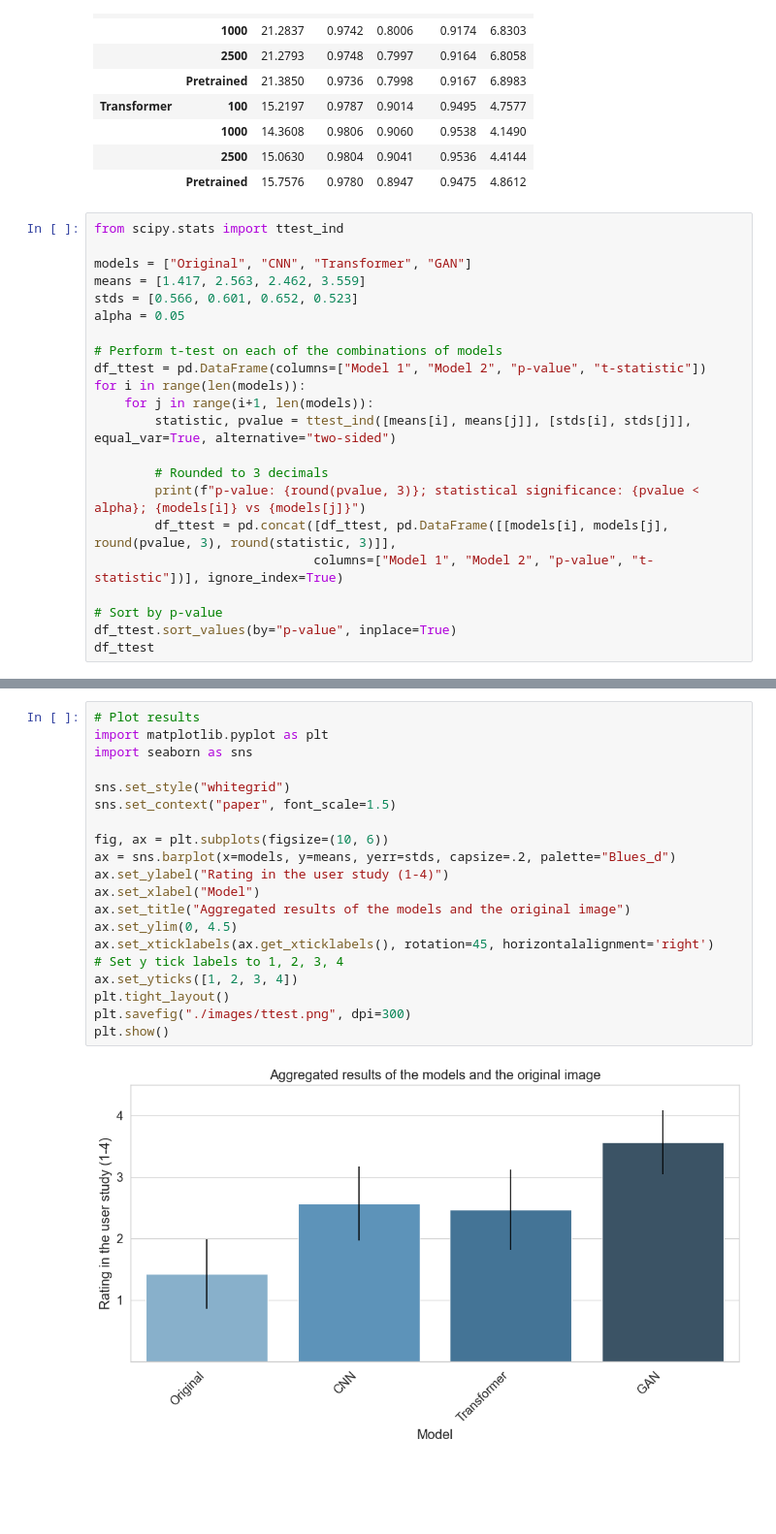
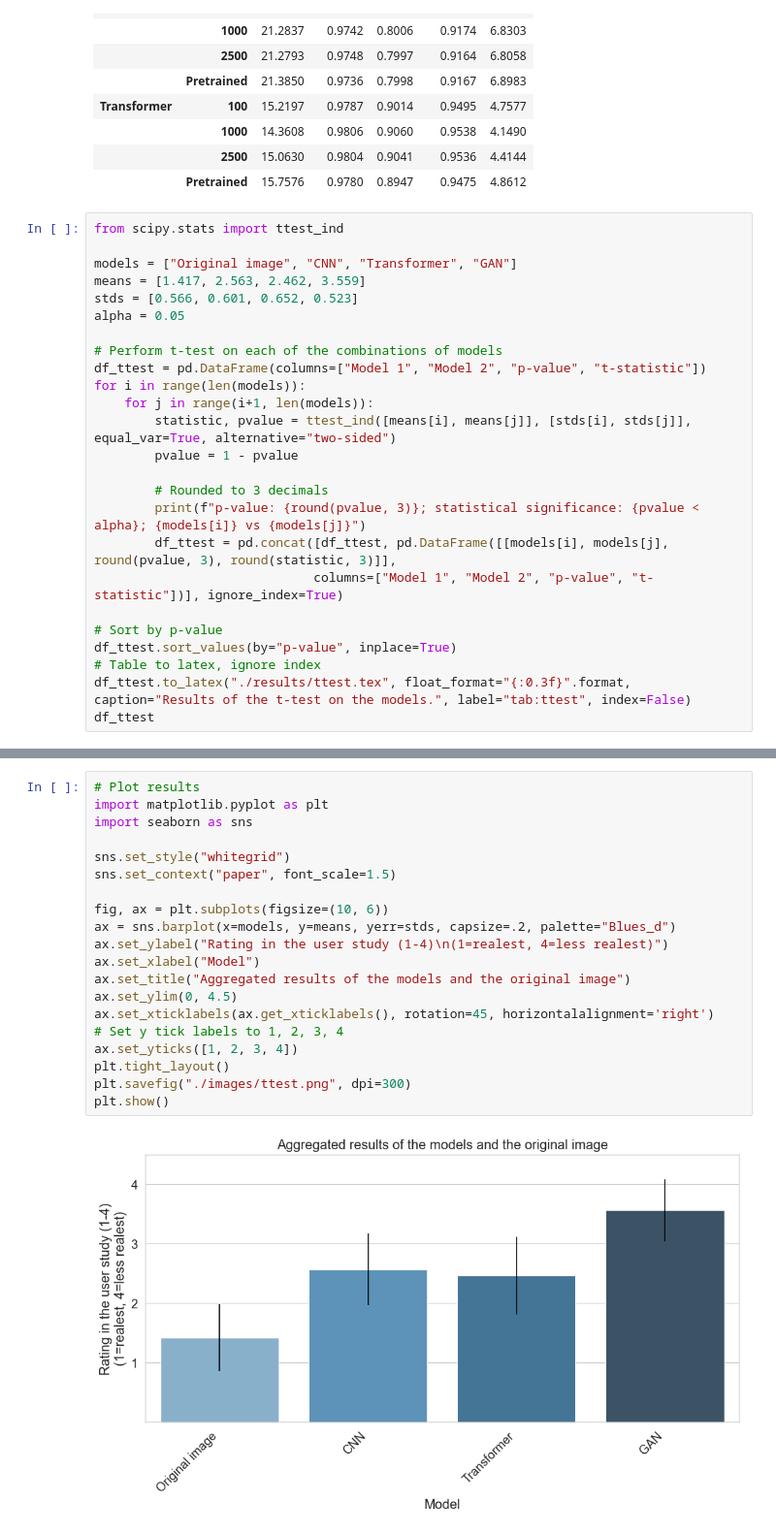
Before and after one commit to Denbergvanthijs/PatternRecognition, a Jupyter notebook: results.ipynb, the cells around one changed output, grey strips where cells are left out. Shown at 97% size. Saved outputs shown, nothing was run; the diff lists cells and outputs as text; blank space fills up the shorter version.

Commit message:
Saving ttest to tex table

```diff
--- a/results.ipynb
+++ b/results.ipynb
@@ -64,7 +64,7 @@ df
 # %%
 from scipy.stats import ttest_ind
 
-models = ["Original", "CNN", "Transformer", "GAN"]
+models = ["Original image", "CNN", "Transformer", "GAN"]
 means = [1.417, 2.563, 2.462, 3.559]
 stds = [0.566, 0.601, 0.652, 0.523]
 alpha = 0.05
@@ -74,6 +74,7 @@ df_ttest = pd.DataFrame(columns=["Model 1", "Model 2", "p-value", "t-statistic"]
 for i in range(len(models)):
     for j in range(i+1, len(models)):
         statistic, pvalue = ttest_ind([means[i], means[j]], [stds[i], stds[j]], equal_var=True, alternative="two-sided")
+        pvalue = 1 - pvalue
 
         # Rounded to 3 decimals
         print(f"p-value: {round(pvalue, 3)}; statistical significance: {pvalue < alpha}; {models[i]} vs {models[j]}")
@@ -82,5 +83,7 @@ for i in range(len(models)):
 
 # Sort by p-value
 df_ttest.sort_values(by="p-value", inplace=True)
+# Table to latex, ignore index
+df_ttest.to_latex("./results/ttest.tex", float_format="{:0.3f}".format, caption="Results of the t-test on the models.", label="tab:ttest", index=False)
 df_ttest
 # %% [output]
@@ -100,22 +103,22 @@ p-value: 0.048; statistical significance: True; Transformer vs GAN
 # %%
 # Plot results
 import matplotlib.pyplot as plt
 import seaborn as sns
 
 sns.set_style("whitegrid")
 sns.set_context("paper", font_scale=1.5)
 
 fig, ax = plt.subplots(figsize=(10, 6))
 ax = sns.barplot(x=models, y=means, yerr=stds, capsize=.2, palette="Blues_d")
-ax.set_ylabel("Rating in the user study (1-4)")
+ax.set_ylabel("Rating in the user study (1-4)\n(1=realest, 4=less realest)")
 ax.set_xlabel("Model")
 ax.set_title("Aggregated results of the models and the original image")
 ax.set_ylim(0, 4.5)
 ax.set_xticklabels(ax.get_xticklabels(), rotation=45, horizontalalignment='right')
 # Set y tick labels to 1, 2, 3, 4
 ax.set_yticks([1, 2, 3, 4])
 plt.tight_layout()
 plt.savefig("./images/ttest.png", dpi=300)
 plt.show()
 # %% [output]
-[figure, old version]
+[figure, new version]
```
Also changed, not shown: parts of 1 cell of this notebook, 1 other file.
